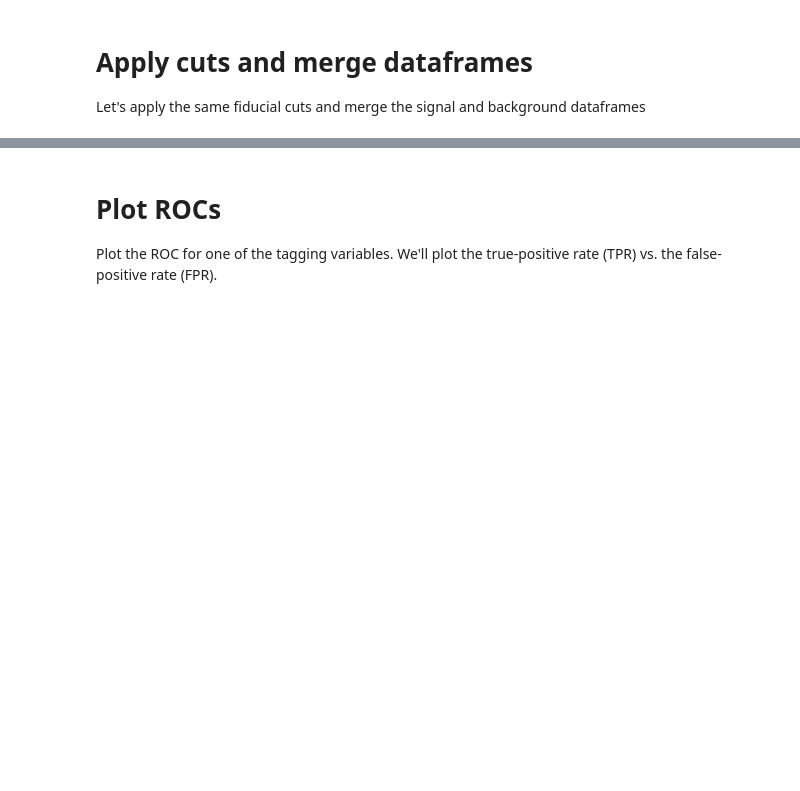
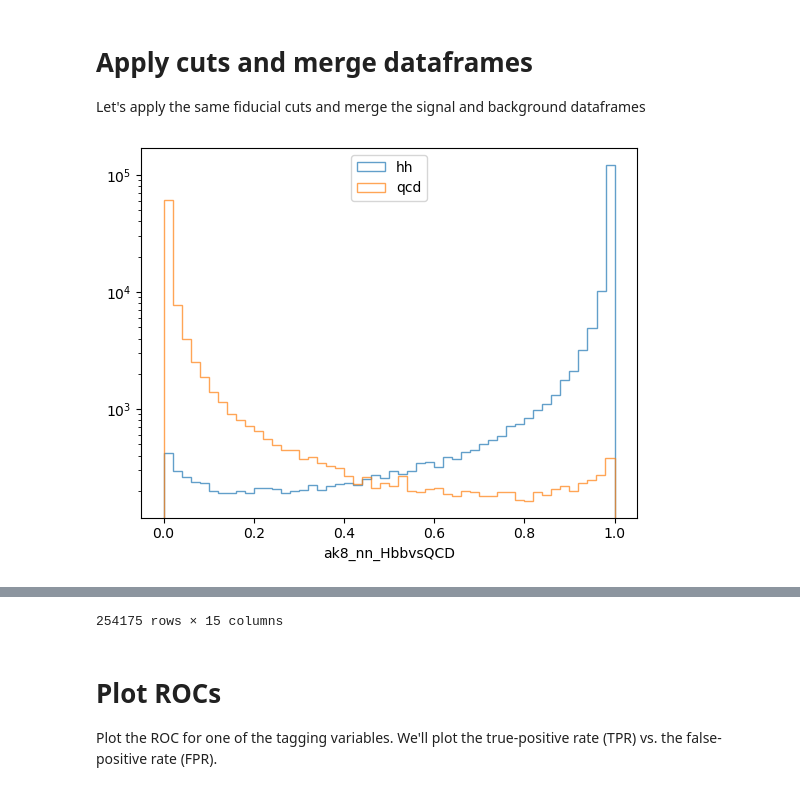
Before and after one commit to IreneZoi/HATS_HRT, a Jupyter notebook: taggerComp.ipynb, the cells around one changed output, grey strips where cells are left out. Drawn from its saved outputs; the diff is of its cells as text; code cells hidden in the pictures; blank space fills up the shorter version.

```diff
--- a/taggerComp.ipynb
+++ b/taggerComp.ipynb
@@ -88,8 +24,11 @@ Open the file with `uproot` and convert the tree to a `pandas` dataframe.
 ## this step may take some time
 
 import uproot
+
 #!pip install lz4 --user
 #!pip install xxhash --user
+filename_hh = 'root://cmseos.fnal.gov//store/user/cmsdas/2024/short_exercises/tagging/BulkGravTohh_tree_noc.root'
+filename_qcd = 'root://cmseos.fnal.gov//store/user/cmsdas/2024/short_exercises/tagging/qcd-pythia_tree_SLIM.root'
 
 uptree_hh = uproot.open(filename_hh)["Friends"]
 uptree_qcd = uproot.open(filename_qcd)["Friends"]
@@ -108,9 +47,10 @@ branches = ['ak8_nn_HbbvsQCD',
 
 
 print("get hh")
-df_hh = uptree_hh.pandas.df(branches=branches+['rewgt'])
-#print(df_hh)
+# df_hh = uptree_hh.pandas.df(branches=branches+['rewgt'])
+df_hh = uptree_hh.arrays(branches+['rewgt'], library="pd")
+print(df_hh)
 
 print("get QCD")
-df_qcd = uptree_qcd.pandas.df(branches=branches+['genweight'])
-#print(df_qcd)
+df_qcd = uptree_qcd.arrays(branches+['genweight'], library="pd")
+print(df_qcd)
@@ -120,20 +78,35 @@ Let's apply the same fiducial cuts and merge the signal and background dataframe
 # %%
 import pandas
 import numpy as np
-
+import matplotlib.pyplot as plt
 # mask higgs outside of fiducial cuts
 mask_hh = (df_hh['gen_pt'] > 1000) & (df_hh['gen_pt'] < 1500) & (np.abs(df_hh['gen_eta']) < 2.4) & (df_hh['ak8_sdmass'] > 40) & (df_hh['ak8_sdmass'] < 200)
 df_hh = df_hh[mask_hh]
 df_hh['sample_weight'] = df_hh['rewgt']
 df_hh['label'] = np.ones((len(df_hh)),dtype=int)
 
 # mask qcd outside of fiducial cuts
 mask_qcd = (df_qcd['gen_pt'] > 1000) & (df_qcd['gen_pt'] < 1500) & (np.abs(df_qcd['gen_eta']) < 2.4) & (df_qcd['ak8_sdmass'] > 40) & (df_qcd['ak8_sdmass'] < 200)
 df_qcd = df_qcd[mask_qcd]
 df_qcd['sample_weight'] = df_qcd['genweight']
 df_qcd['label'] = np.zeros((len(df_qcd)),dtype=int)
 
+
+# df_hh["ak8_nn_HbbvsQCD"].plot(x='ak8_nn_HbbvsQCD', kind='bar')
+# plt.show()
+plt.hist(df_hh['ak8_nn_HbbvsQCD'], bins=50, alpha=0.7, label='hh', histtype='step')
+plt.hist(df_qcd['ak8_nn_HbbvsQCD'], bins=50, alpha=0.7, label='qcd', histtype='step')
+plt.xlabel('ak8_nn_HbbvsQCD')
+plt.yscale('log')
+# plt.ylabel('Frequency')
+# plt.title('Distribution of ak8_pt')
+plt.legend()
+plt.show()
+
+
 # concatenate signal and background
 df = pandas.concat([df_hh,df_qcd])
 
 df
+# %% [output]
+[figure, added]
@@ -140,3 +125,4 @@ df
+254175 rows × 15 columns
 # %% [markdown]
 # Plot ROCs
 
```
Also changed, not shown: parts of 17 cells of this notebook.
